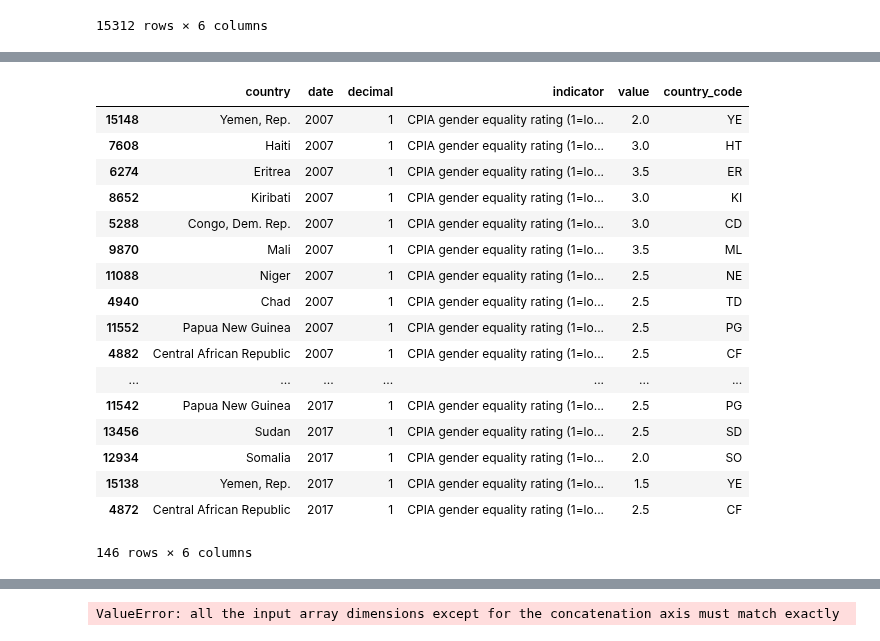
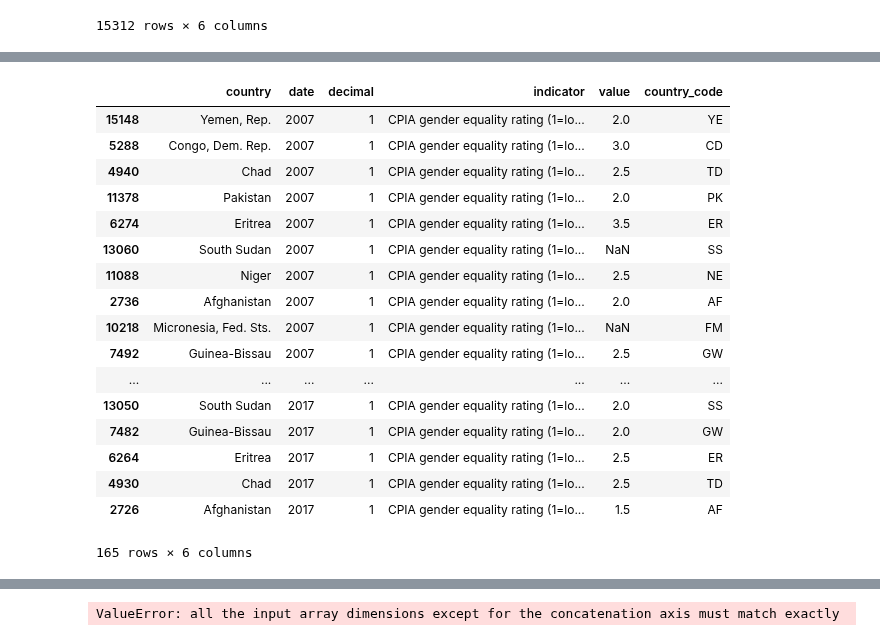
Before and after one commit to omar-d/EPA-WB-Equity, a Jupyter notebook: Deelvraag_1.ipynb, the cells around one changed output, grey strips where cells are left out. Cells and saved outputs as stored; diff of their text form; code cells hidden in the pictures.

```diff
--- a/Deelvraag_1.ipynb
+++ b/Deelvraag_1.ipynb
@@ -115,8 +54,7 @@ CPIA_all = pd.DataFrame(wbdata.get_data("IQ.CPA.GNDR.XQ"))
 # %%
 #Set column 'value' as type 'float' and round the value to zero decimals
 CPIA_all['value'] = CPIA_all.value.astype(float).round(1)
-# NOD_all['value'] = NOD_all.value.astype(float).round(0)
-# LAW_all['value'] = LAW_all.value.astype(float).round(0)
+CPIA_all['date'] = CPIA_all.date.astype(int)
 # %%
 # Clean up column 'country' and ' indicator'
 CPIA_all['country_code'] = CPIA_all.country.astype(str).str.slice(8,10)
@@ -163,8 +89,8 @@ CPIA_all
 
 # Filter the dataset on 'value' bigger or equal to zero (to not show NaN values) and on a specific 'date'
 # Here i have chosen the date '2008'
-CPIA_all_year_alpha = CPIA_all.loc[(CPIA_all['value'] >= 0) & (CPIA_all['date'] == '2017') & (CPIA_all.country_code.str.isalpha())]
-CPIA_OnlyCountries = CPIA_all_year_alpha[18:]
+CPIA_all_year_alpha = CPIA_all.loc[(CPIA_all['date'] == 2017) & (CPIA_all.country_code.str.isalpha())]
+CPIA_OnlyCountries = CPIA_all_year_alpha[17:]
 CPIA_OnlyCountries
 
 #Sort CPIA by 'value' in a descending order
@@ -174,12 +100,12 @@ CPIA_OnlyCountries
 #CPIA_all_year.country.count()
 
 #sort the countries by 'value' (their rating) at 'date' .. and only show the Top 25 (sort in descending order and slice)
-CPIA_OnlyCountries_worst15 = CPIA_OnlyCountries.sort_values(by='value', ascending=True)[:15]
+CPIA_worst15 = CPIA_OnlyCountries.sort_values(by='value', ascending=True)[:15]
 
 #to .csv file
-CPIA_OnlyCountries_worst15.to_csv("CPIA_worst15.csv", sep=',', encoding='utf-8')
+CPIA_worst15.to_csv("CPIA_worst15.csv", sep=',', encoding='utf-8')
 
 #DataFrame
-CPIA_OnlyCountries_worst15
+CPIA_worst15
 # %% [output]
 |  | country | date | decimal | indicator | value | country_code |
@@ -201,7 +127,6 @@ CPIA_OnlyCountries_worst15
 # %%
 # Puur om de 'niet-landen' weg te halen. hoeft niet te gebruiken en is per databestand anders.
-CPIA_2007_2017 = CPIA_all.loc[(CPIA_all['value'] >= 0) & (CPIA_all['date'] >= '2007') & (CPIA_all['date'] <= '2017') & (CPIA_all.country_code.str.isalpha())]
-CPIA_2007_2017_countries = CPIA_2007_2017[196:]
-CPIA_2007_2017_countries
+CPIA_2007_2017 = CPIA_all.loc[(CPIA_all['date'] >= 2007) & (CPIA_all['date'] <= 2017) & (CPIA_all.country_code.str.isalpha())]
+CPIA_2007_2017
 # %% [output]
 |  | country | date | decimal | indicator | value | country_code |
@@ -225,24 +150,27 @@ CPIA_2007_2017_countries
 # %%
-CPIA_worst15_2007_2017 = CPIA_2007_2017[CPIA_2007_2017.country.isin(list(CPIA_OnlyCountries_worst15.country))]
+CPIA_worst15_2007_2017 = CPIA_2007_2017[CPIA_2007_2017.country.isin(list(CPIA_worst15.country))]
 CPIA_worst15_2007_2017
 CPIA_years = CPIA_worst15_2007_2017.sort_values(by='date', ascending=True)
+#to .csv file
+CPIA_years.to_csv("CPIA_years.csv", sep=',', encoding='utf-8')
+
 CPIA_years
 # %% [output]
 |  | country | date | decimal | indicator | value | country_code |
 | 15148 | Yemen, Rep. | 2007 | 1 | CPIA gender equality rating (1=lo... | 2.0 | YE |
-| 7608 | Haiti | 2007 | 1 | CPIA gender equality rating (1=lo... | 3.0 | HT |
+| 5288 | Congo, Dem. Rep. | 2007 | 1 | CPIA gender equality rating (1=lo... | 3.0 | CD |
+| 4940 | Chad | 2007 | 1 | CPIA gender equality rating (1=lo... | 2.5 | TD |
+| 11378 | Pakistan | 2007 | 1 | CPIA gender equality rating (1=lo... | 2.0 | PK |
 | 6274 | Eritrea | 2007 | 1 | CPIA gender equality rating (1=lo... | 3.5 | ER |
-| 8652 | Kiribati | 2007 | 1 | CPIA gender equality rating (1=lo... | 3.0 | KI |
-| 5288 | Congo, Dem. Rep. | 2007 | 1 | CPIA gender equality rating (1=lo... | 3.0 | CD |
-| 9870 | Mali | 2007 | 1 | CPIA gender equality rating (1=lo... | 3.5 | ML |
+| 13060 | South Sudan | 2007 | 1 | CPIA gender equality rating (1=lo... | NaN | SS |
 | 11088 | Niger | 2007 | 1 | CPIA gender equality rating (1=lo... | 2.5 | NE |
-| 4940 | Chad | 2007 | 1 | CPIA gender equality rating (1=lo... | 2.5 | TD |
-| 11552 | Papua New Guinea | 2007 | 1 | CPIA gender equality rating (1=lo... | 2.5 | PG |
-| 4882 | Central African Republic | 2007 | 1 | CPIA gender equality rating (1=lo... | 2.5 | CF |
+| 2736 | Afghanistan | 2007 | 1 | CPIA gender equality rating (1=lo... | 2.0 | AF |
+| 10218 | Micronesia, Fed. Sts. | 2007 | 1 | CPIA gender equality rating (1=lo... | NaN | FM |
+| 7492 | Guinea-Bissau | 2007 | 1 | CPIA gender equality rating (1=lo... | 2.5 | GW |
 | ... | ... | ... | ... | ... | ... | ... |
-| 11542 | Papua New Guinea | 2017 | 1 | CPIA gender equality rating (1=lo... | 2.5 | PG |
-| 13456 | Sudan | 2017 | 1 | CPIA gender equality rating (1=lo... | 2.5 | SD |
-| 12934 | Somalia | 2017 | 1 | CPIA gender equality rating (1=lo... | 2.0 | SO |
-| 15138 | Yemen, Rep. | 2017 | 1 | CPIA gender equality rating (1=lo... | 1.5 | YE |
-| 4872 | Central African Republic | 2017 | 1 | CPIA gender equality rating (1=lo... | 2.5 | CF |
+| 13050 | South Sudan | 2017 | 1 | CPIA gender equality rating (1=lo... | 2.0 | SS |
+| 7482 | Guinea-Bissau | 2017 | 1 | CPIA gender equality rating (1=lo... | 2.0 | GW |
+| 6264 | Eritrea | 2017 | 1 | CPIA gender equality rating (1=lo... | 2.5 | ER |
+| 4930 | Chad | 2017 | 1 | CPIA gender equality rating (1=lo... | 2.5 | TD |
+| 2726 | Afghanistan | 2017 | 1 | CPIA gender equality rating (1=lo... | 1.5 | AF |
-146 rows × 6 columns
+165 rows × 6 columns
```
Also changed, not shown: parts of 16 cells of this notebook, 1 other file.
